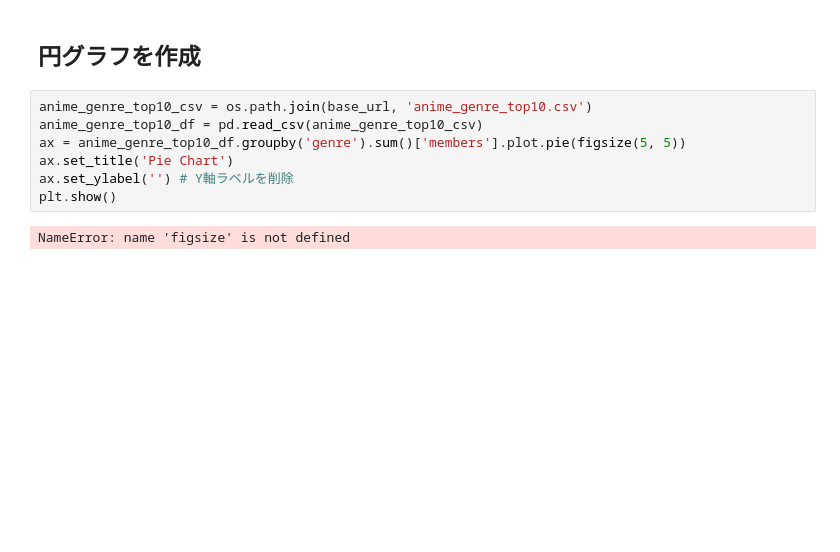
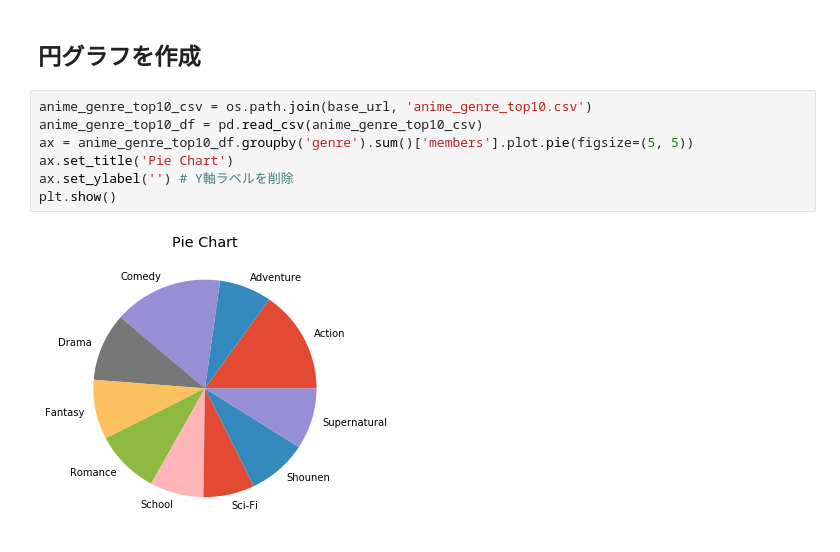
Before and after one commit to runble1/practical-jupyter_study, a Jupyter notebook: 3/3-10.ipynb, the cells around one changed output. Cells and saved outputs as stored; diff of their text form; blank space fills up the shorter version.

```diff
--- a/3/3-10.ipynb
+++ b/3/3-10.ipynb
@@ -127,9 +127,9 @@ plt.show()
 # %%
 anime_genre_top10_csv = os.path.join(base_url, 'anime_genre_top10.csv')
 anime_genre_top10_df = pd.read_csv(anime_genre_top10_csv)
-ax = anime_genre_top10_df.groupby('genre').sum()['members'].plot.pie(figsize(5, 5))
+ax = anime_genre_top10_df.groupby('genre').sum()['members'].plot.pie(figsize=(5, 5))
 ax.set_title('Pie Chart')
 ax.set_ylabel('') # Y軸ラベルを削除
 plt.show()
 # %% [output]
-NameError: name 'figsize' is not defined
+[figure, added]
```
